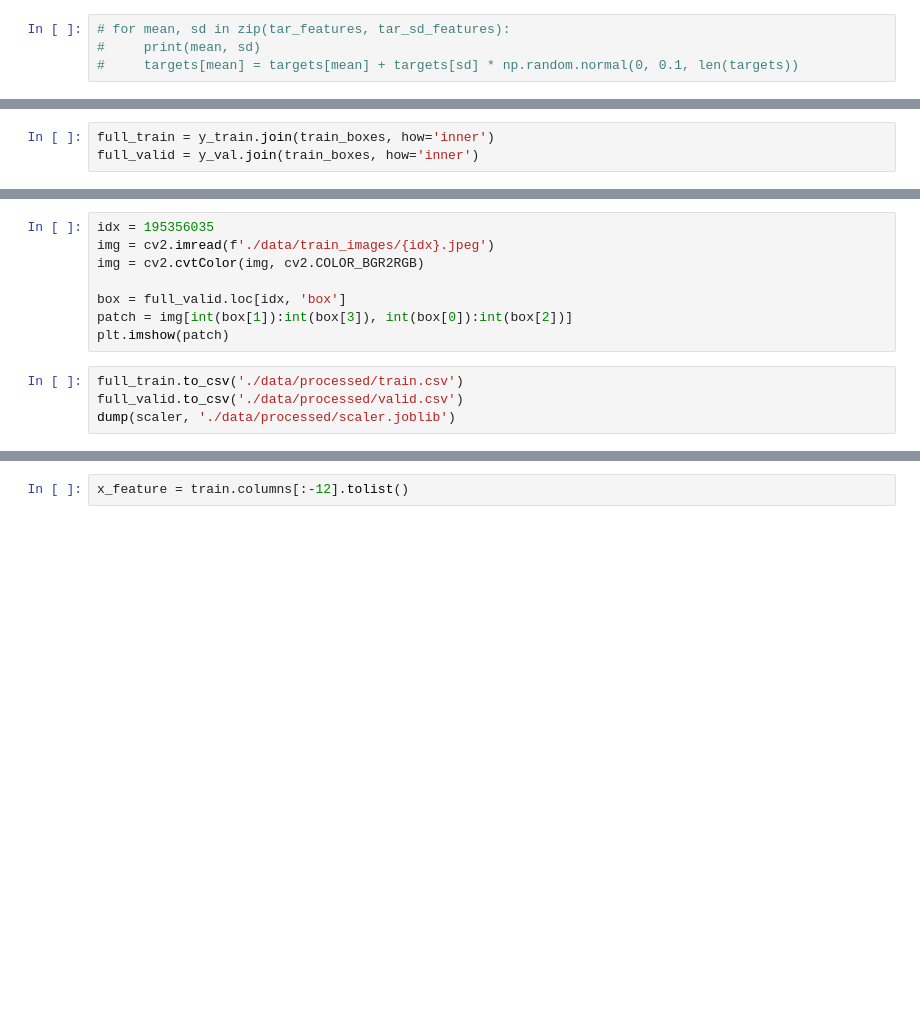
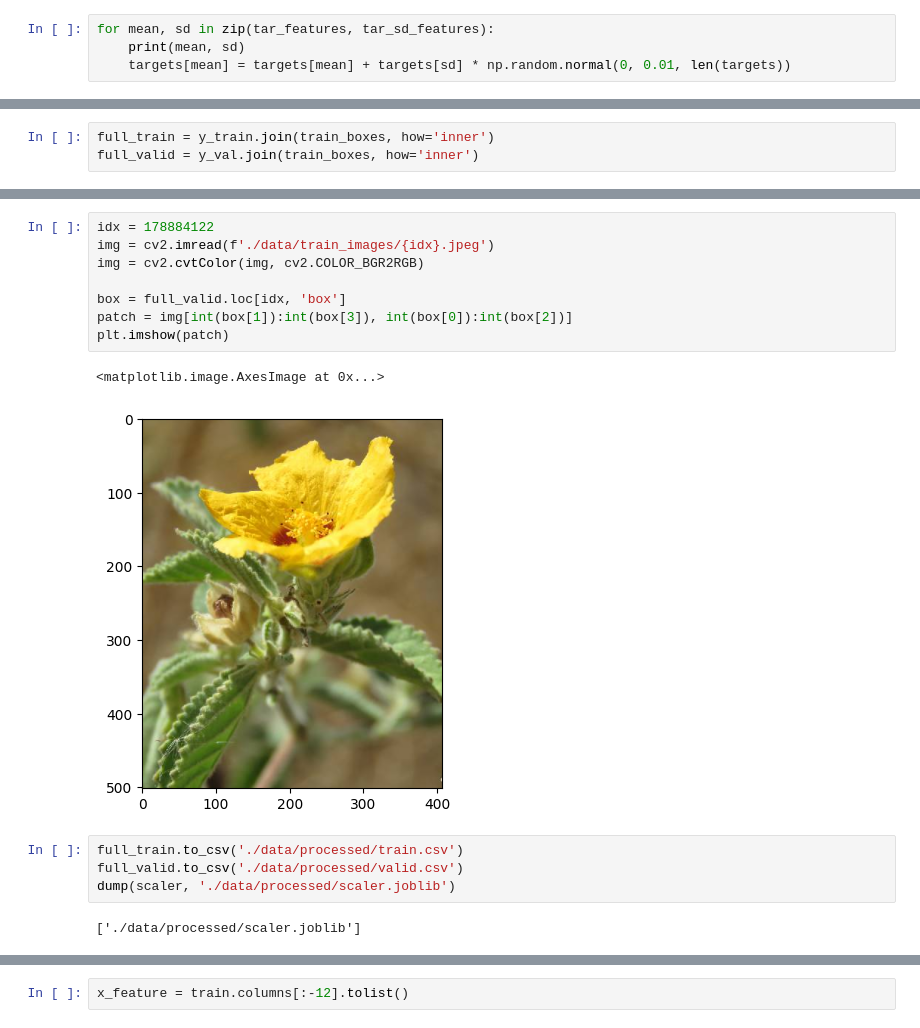
Before and after one commit to ashen007/PlantTraitsSubmission, a Jupyter notebook: pre-process.ipynb, the cells around one changed output, grey strips where cells are left out. Saved outputs shown, nothing was run; the diff lists cells and outputs as text; blank space fills up the shorter version.

```diff
--- a/pre-process.ipynb
+++ b/pre-process.ipynb
@@ -82,4 +144,4 @@ targets.shape, val_targets.shape
 # %%
-# for mean, sd in zip(tar_features, tar_sd_features):
-#     print(mean, sd)
-#     targets[mean] = targets[mean] + targets[sd] * np.random.normal(0, 0.1, len(targets))
+for mean, sd in zip(tar_features, tar_sd_features):
+    print(mean, sd)
+    targets[mean] = targets[mean] + targets[sd] * np.random.normal(0, 0.01, len(targets))
@@ -134,15 +249,20 @@ full_valid.sample(5)
 # %%
-idx = 195356035
+idx = 178884122
 img = cv2.imread(f'./data/train_images/{idx}.jpeg')
 img = cv2.cvtColor(img, cv2.COLOR_BGR2RGB)
 
 box = full_valid.loc[idx, 'box']
 patch = img[int(box[1]):int(box[3]), int(box[0]):int(box[2])]
 plt.imshow(patch)
+# %% [output]
+<matplotlib.image.AxesImage at 0x...>
+[figure, added]
 # %%
 full_train.to_csv('./data/processed/train.csv')
 full_valid.to_csv('./data/processed/valid.csv')
 dump(scaler, './data/processed/scaler.joblib')
+# %% [output]
+['./data/processed/scaler.joblib']
 # %%
 test = pd.read_csv('./data/test.csv')
 test['file_path'] = test['id'].apply(lambda s: f'./data/test_images/{s}.jpeg')
```
Also changed, not shown: parts of 17 cells of this notebook, 21 other files.
